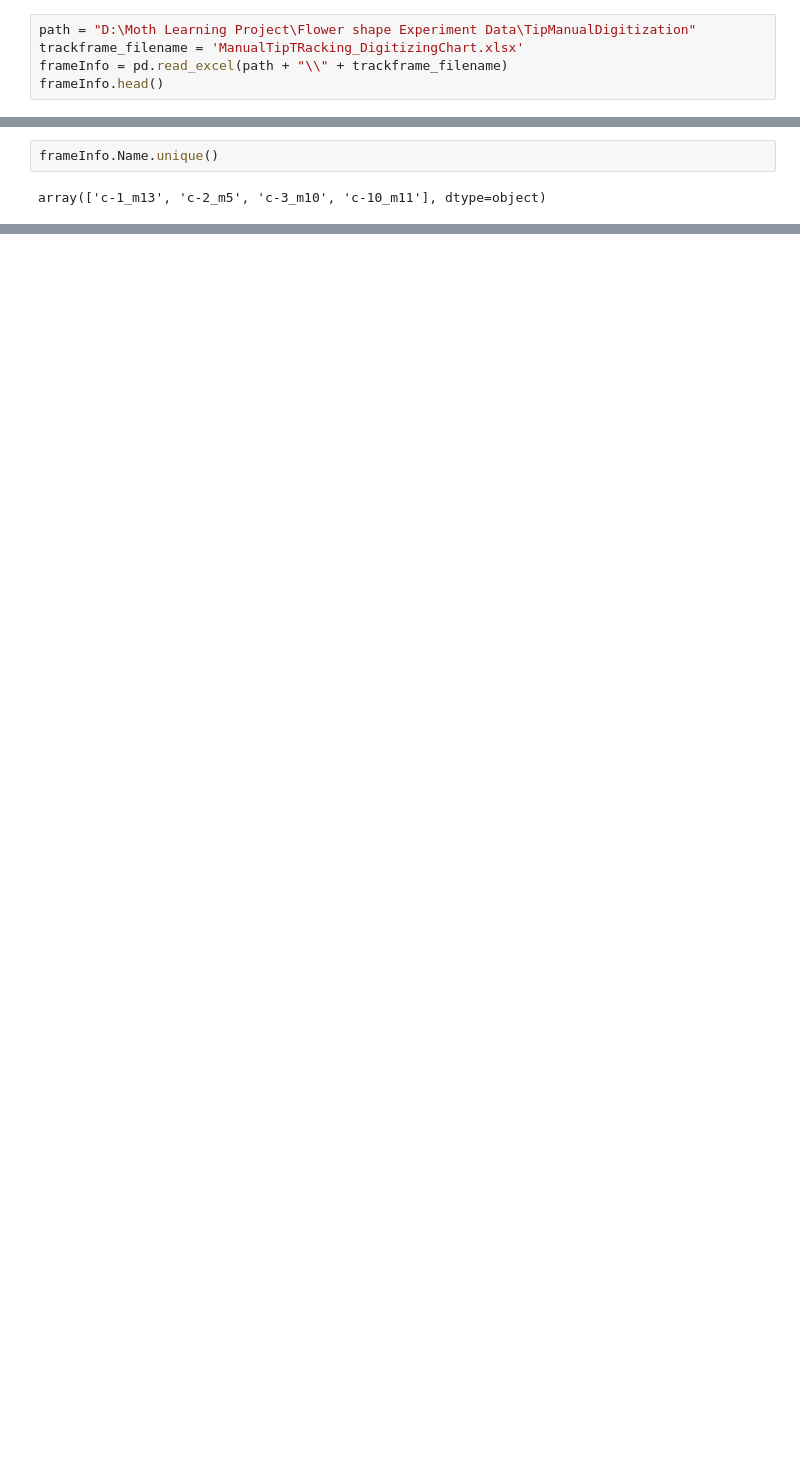
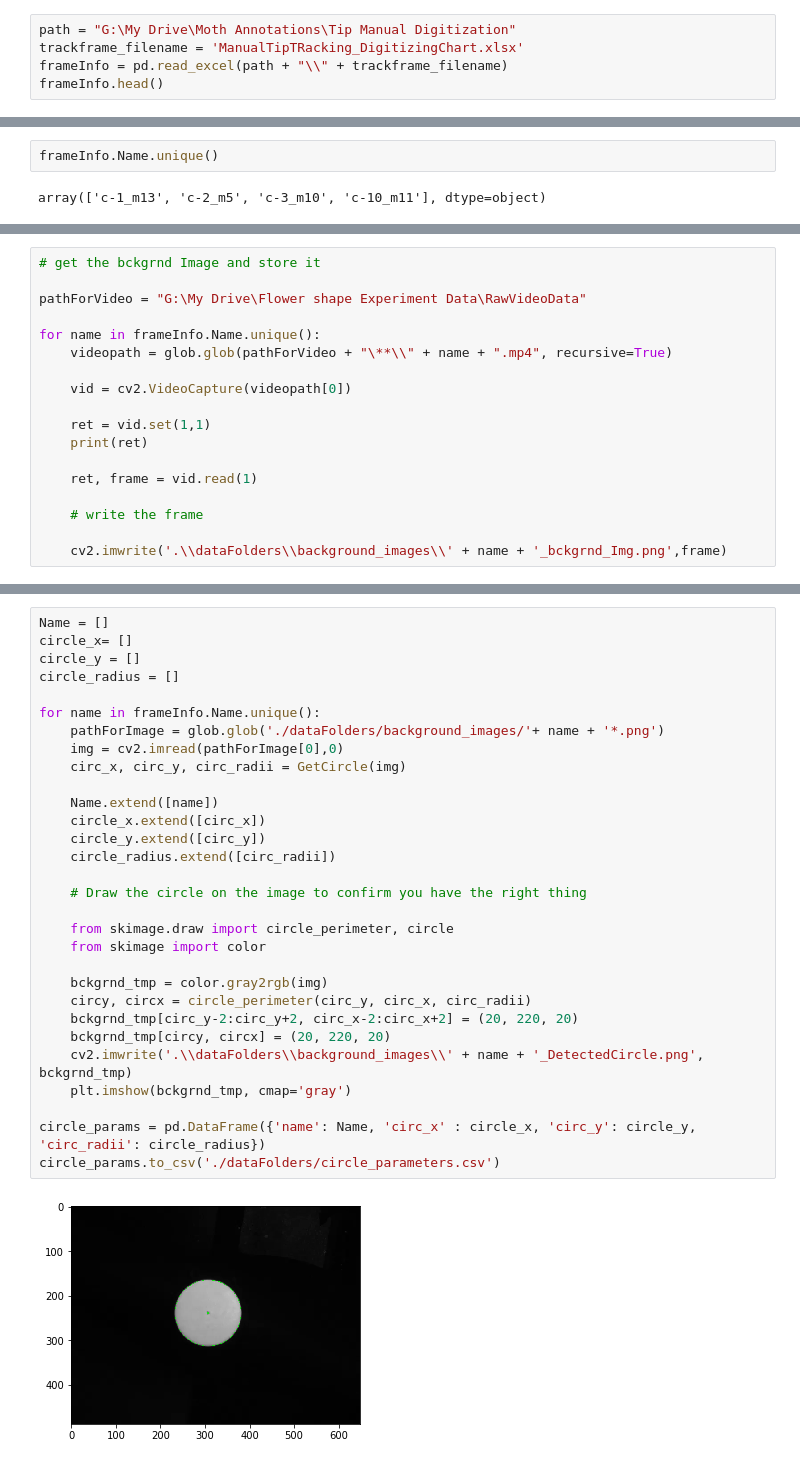
Before and after one commit to TanviDeora/ProboscisTracking, a Jupyter notebook: LoopThroughShapesAndPlotTogether.ipynb, the cells around one changed output, grey strips where cells are left out. Saved outputs shown, nothing was run; the diff lists cells and outputs as text; blank space fills up the shorter version.

Commit message:
new figures for analysis across flower shapes

```diff
--- a/LoopThroughShapesAndPlotTogether.ipynb
+++ b/LoopThroughShapesAndPlotTogether.ipynb
@@ -10,5 +12,5 @@ import numpy as np
 # %%
-path = "D:\Moth Learning Project\Flower shape Experiment Data\TipManualDigitization"
+path = "G:\My Drive\Moth Annotations\Tip Manual Digitization"
 trackframe_filename = 'ManualTipTRacking_DigitizingChart.xlsx'
 frameInfo = pd.read_excel(path + "\\" + trackframe_filename)
 frameInfo.head()
@@ -25,0 +80,18 @@ array(['c-1_m13', 'c-2_m5', 'c-3_m10', 'c-10_m11'], dtype=object)
+# %%
+# get the bckgrnd Image and store it
+
+pathForVideo = "G:\My Drive\Flower shape Experiment Data\RawVideoData"
+
+for name in frameInfo.Name.unique():
+    videopath = glob.glob(pathForVideo + "\**\\" + name + ".mp4", recursive=True)
+
+    vid = cv2.VideoCapture(videopath[0])
+
+    ret = vid.set(1,1)
+    print(ret)
+
+    ret, frame = vid.read(1)
+
+    # write the frame
+
+    cv2.imwrite('.\\dataFolders\\background_images\\' + name + '_bckgrnd_Img.png',frame)
@@ -25,0 +124,32 @@ array(['c-1_m13', 'c-2_m5', 'c-3_m10', 'c-10_m11'], dtype=object)
+# %%
+Name = []
+circle_x= []
+circle_y = []
+circle_radius = []
+
+for name in frameInfo.Name.unique():
+    pathForImage = glob.glob('./dataFolders/background_images/'+ name + '*.png')
+    img = cv2.imread(pathForImage[0],0)
+    circ_x, circ_y, circ_radii = GetCircle(img)
+
+    Name.extend([name])
+    circle_x.extend([circ_x])
+    circle_y.extend([circ_y])
+    circle_radius.extend([circ_radii])
+
+    # Draw the circle on the image to confirm you have the right thing
+
+    from skimage.draw import circle_perimeter, circle
+    from skimage import color
+
+    bckgrnd_tmp = color.gray2rgb(img)
+    circy, circx = circle_perimeter(circ_y, circ_x, circ_radii)
+    bckgrnd_tmp[circ_y-2:circ_y+2, circ_x-2:circ_x+2] = (20, 220, 20)
+    bckgrnd_tmp[circy, circx] = (20, 220, 20)
+    cv2.imwrite('.\\dataFolders\\background_images\\' + name + '_DetectedCircle.png', bckgrnd_tmp)
+    plt.imshow(bckgrnd_tmp, cmap='gray')
+
+circle_params = pd.DataFrame({'name': Name, 'circ_x' : circle_x, 'circ_y': circle_y, 'circ_radii': circle_radius})
+circle_params.to_csv('./dataFolders/circle_parameters.csv')
+# %% [output]
+[figure, added]
```
Also changed, not shown: parts of 20 cells of this notebook.
